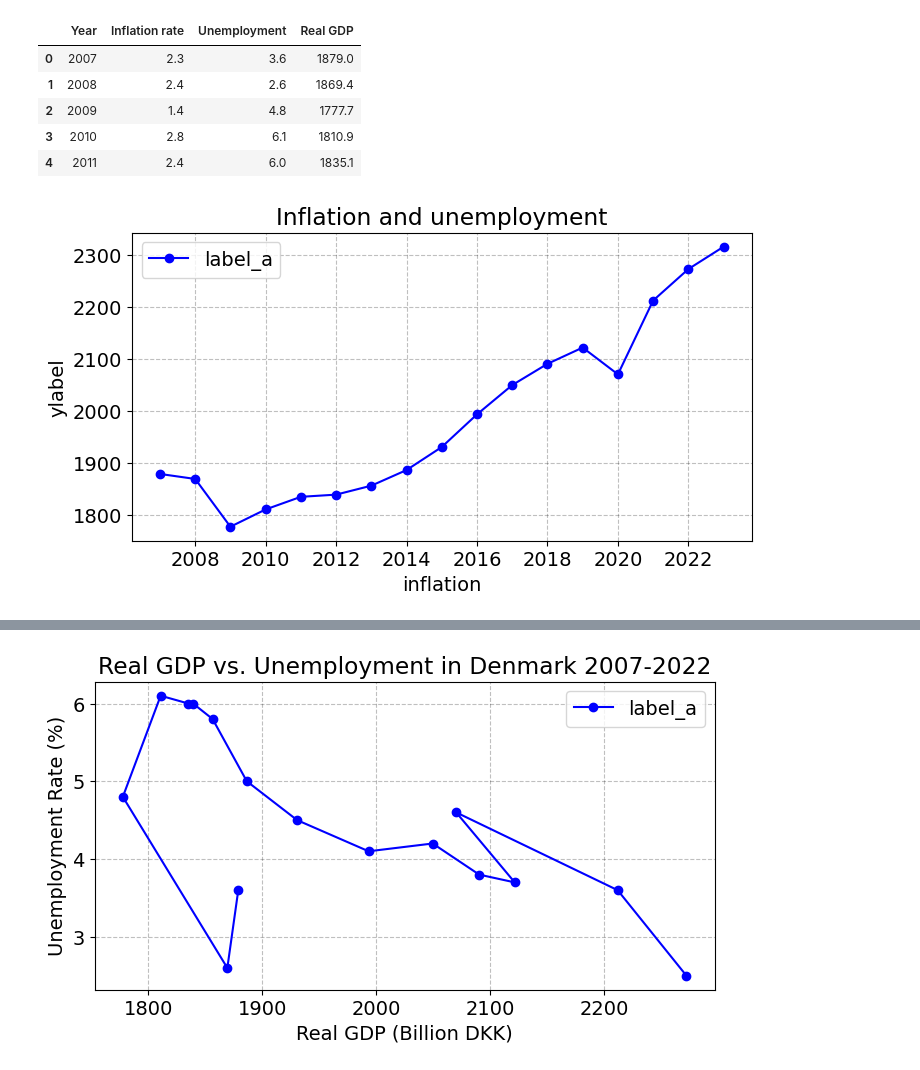
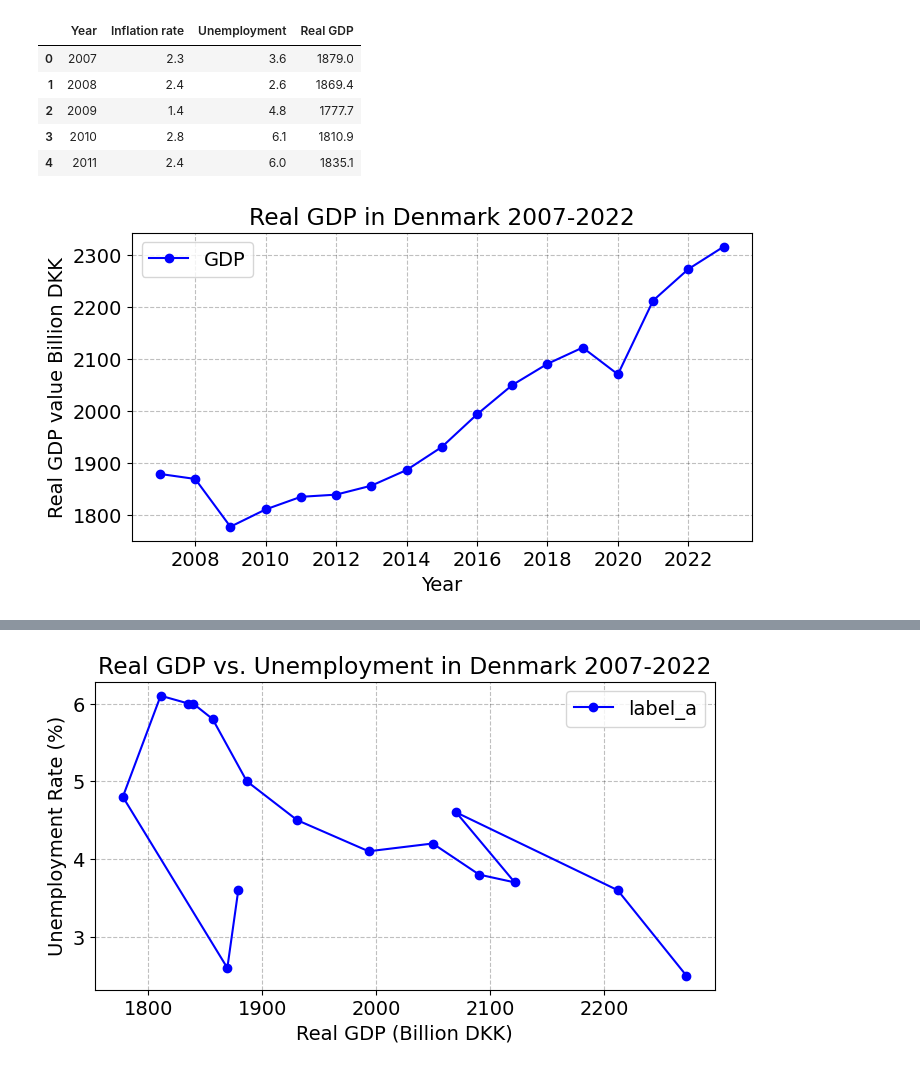
Before and after one commit to NumEconCopenhagen/projects-2024-sulaiman-phil-og-rabiah, a Jupyter notebook: dataproject/dataproject.ipynb, the cells around one changed output, grey strips where cells are left out. Drawn from its saved outputs; the diff is of its cells as text; code cells hidden in the pictures.

```diff
--- a/dataproject/dataproject.ipynb
+++ b/dataproject/dataproject.ipynb
@@ -175,6 +172,6 @@ Combined_data1['Unemployment'] = pd.to_numeric(Combined_data1['Unemployment'], e
 # We sort our dataframe 'Combined data' by the 'Year' column
 Combined_data1.sort_values(by='Year', inplace=True)
 # %%
-dp.plot_graph_j(x1 = Combined_data1['Year'], y1 = Combined_data1['Real GDP'], title='Inflation and unemployment', xlabel='inflation',)
+dp.plot_graph_j(x1 = Combined_data1['Year'], y1 = Combined_data1['Real GDP'], title='Real GDP in Denmark 2007-2022', xlabel='Year', ylabel='Real GDP value Billion DKK', label_a='GDP',)
 # %% [output]
-[figure, old version]
+[figure, new version]
```
Also changed, not shown: parts of 3 cells of this notebook, 1 other file.
